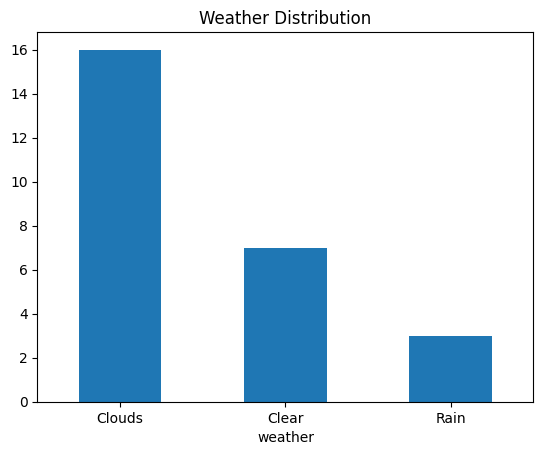
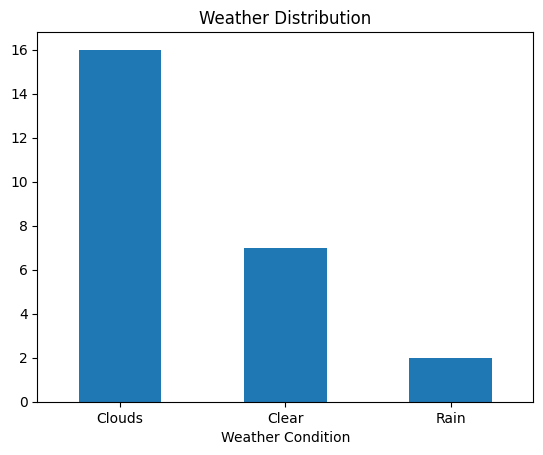
The notebook cell's code change between the first figure and the second:
--- before
+++ after
@@ -3,3 +3,5 @@
 plt.xticks(rotation=0)
 plt.title("Weather Distribution")
+plt.xlabel("Weather Condition")
+plt.savefig('../dashboard/weather_distribution.png')
 plt.show()

Commit: add savefig